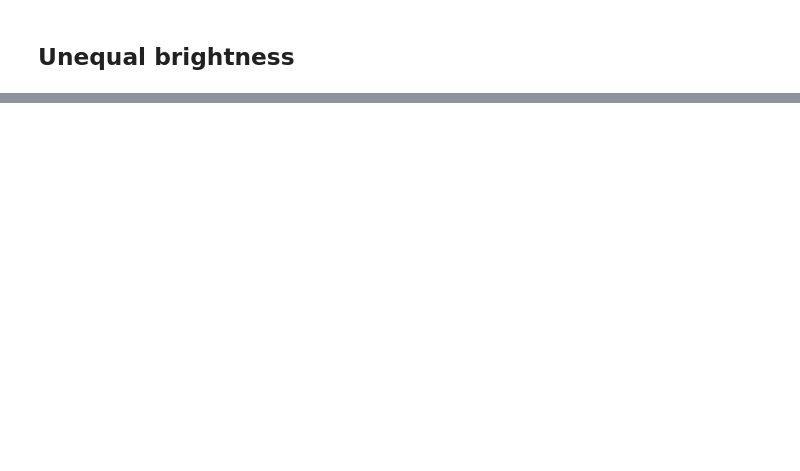
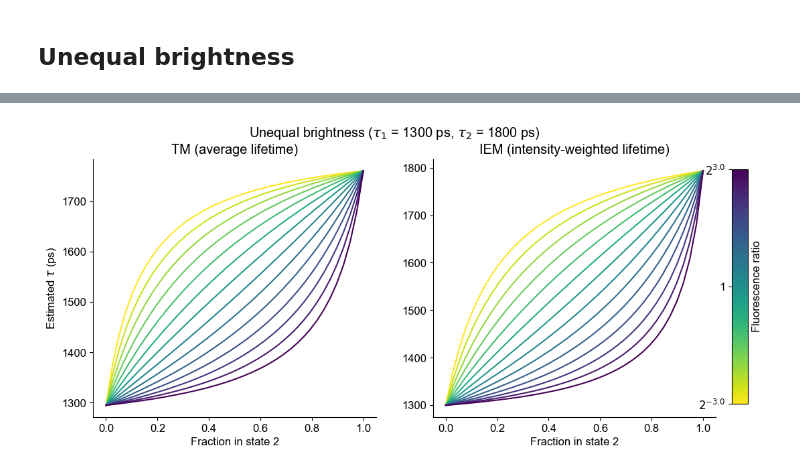
Before and after one commit to xzhang03/FLIMStudies, a Jupyter notebook: test_notebook.ipynb, the cells around one changed output, grey strips where cells are left out. Cells and saved outputs as stored; diff of their text form; code cells hidden in the pictures; blank space fills up the shorter version.

```diff
--- a/test_notebook.ipynb
+++ b/test_notebook.ipynb
@@ -208,0 +235,77 @@ cbar.ax.yaxis.set_ticks_position('left')
+# %%
+taus_two = [1300, 1800]
+
+estimates_f, estimates_plt = plt.subplots(nrows=1, ncols=2, figsize=(12, 5))
+
+estimates_f.suptitle(fr'Unequal brightness ($\tau_1$ = {taus_two[0]} ps, $\tau_2$ = {taus_two[1]} ps)')
+
+for x in estimates_plt.flatten():
+    x.spines["top"].set_visible(False)
+    x.spines["right"].set_visible(False)
+
+tm_plt, iem_plt = estimates_plt
+
+from matplotlib import colormaps
+from matplotlib.colors import Normalize
+
+cmap = colormaps.get_cmap('viridis_r')
+norm = Normalize(vmin=np.log2(np.min(fluorescence_ratios)), vmax=np.log2(np.max(fluorescence_ratios)))
+
+tm_plt.set_title('TM (average lifetime)')
+tm_plt.set_xlabel("Fraction in state 2")
+iem_plt.set_title('IEM (intensity-weighted lifetime)')
+iem_plt.set_xlabel("Fraction in state 2")
+
+fraction_1 = np.linspace(0,1,40,endpoint = True)
+
+tm_plt.set_ylabel(fr"Estimated $\tau$ (ps)")
+
+for ratio in fluorescence_ratios:
+    combined = (
+        ratio*fraction_1.reshape(-1,1) @ exp_prob(time_axis, taus_two[0]).reshape(1,-1) +
+        (1-fraction_1).reshape(-1,1) @ exp_prob(time_axis, taus_two[1]).reshape(1,-1)
+    )
+
+    tm = np.sum(time_axis * combined, axis=1) / np.sum(combined, axis=1)
+    iem = np.sum(combined, axis=1)/np.max(combined,axis=1)
+
+    tm_plt.plot(
+        1-fraction_1,
+        tm,
+        color = cmap(norm(np.log2(ratio))),
+    )
+
+    iem_plt.plot(
+        1-fraction_1,
+        iem,
+        color = cmap(norm(np.log2(ratio))),
+    )
+
+from matplotlib.colorbar import ColorbarBase
+
+cbar = ColorbarBase(
+    ax=estimates_f.add_axes([0.92, 0.15, 0.02, 0.7]),
+    cmap=cmap,
+    norm=norm,
+    orientation='vertical',
+    label='Fluorescence ratio'
+)
+
+# Ticks at the min, 0, and max
+tick_vals = np.log2(fluorescence_ratios[0]), 0, np.log2(fluorescence_ratios[-1])
+
+cbar.set_ticks(tick_vals)
+
+ticklabels = [r'$2^{' + f'{tick_vals[0]:.1f}' + r'}$']
+ticklabels += [1]
+ticklabels += [r'$2^{' + f'{tick_vals[-1]:.1f}' + r'}$']
+
+cbar.set_ticklabels(
+    ticklabels
+)
+
+cbar.ax.yaxis.set_ticks_position('left')
+
+cbar.ax.yaxis.set_ticks_position('left')
+# %% [output]
+[figure, added]
```
Also changed, not shown: parts of 6 cells of this notebook.
